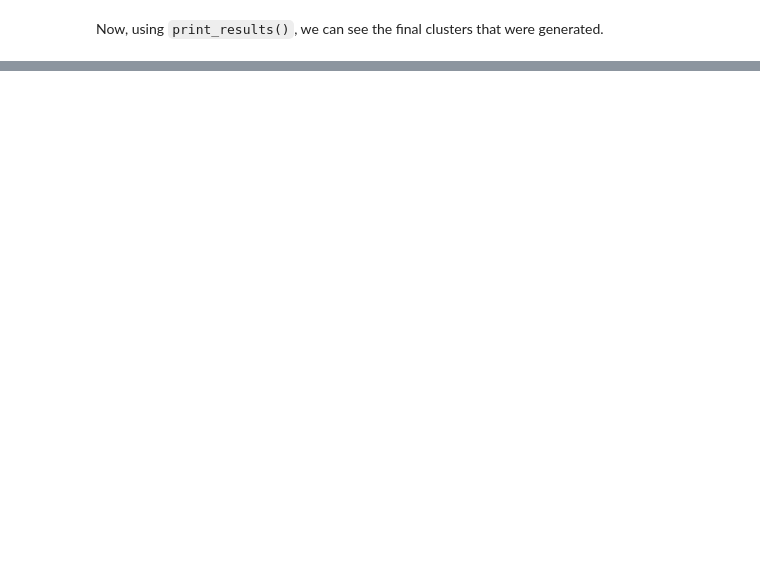
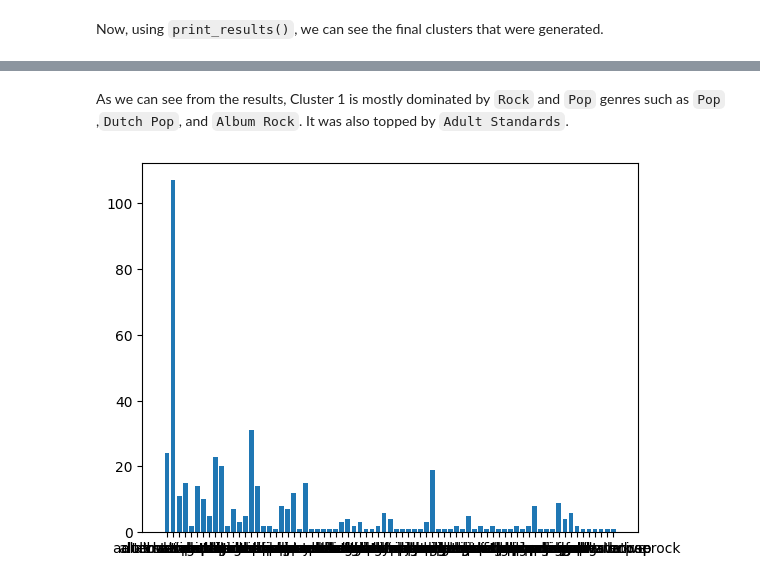
Before and after one commit to JarrettTo/CSMODEL, a Jupyter notebook: CSMODEL-Project-X23-Group7.zip.ipynb, the cells around one changed output, grey strips where cells are left out. Saved outputs shown, nothing was run; the diff lists cells and outputs as text; code cells hidden in the pictures; blank space fills up the shorter version.

```diff
--- a/CSMODEL-Project-X23-Group7.zip.ipynb
+++ b/CSMODEL-Project-X23-Group7.zip.ipynb
@@ -343,0 +968,7 @@ kmeans.print_results(groups, -1, genre_df)
+# %% [markdown]
+As we can see from the results, Cluster 1 is mostly dominated by `Rock` and `Pop` genres such as `Pop` ,`Dutch Pop`, and `Album Rock`. It was also topped by `Adult Standards`.
+# %%
+plt.bar(test.loc[test['Cluster']==2]['Genre'],test.loc[test['Cluster']==2]['Count'])
+plt.show()
+# %% [output]
+[figure, added]
```
Also changed, not shown: parts of 90 cells of this notebook, 4 other files.
